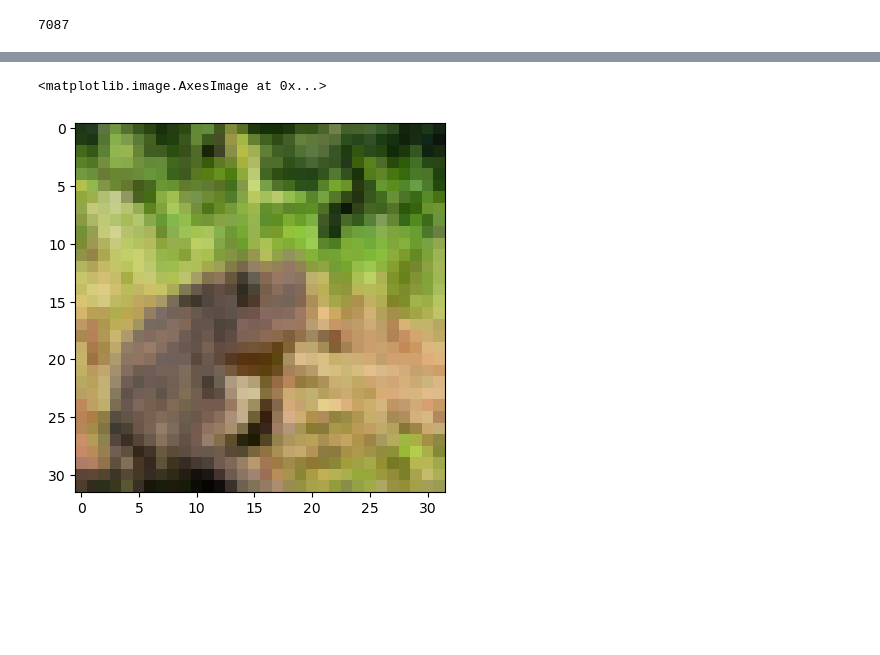
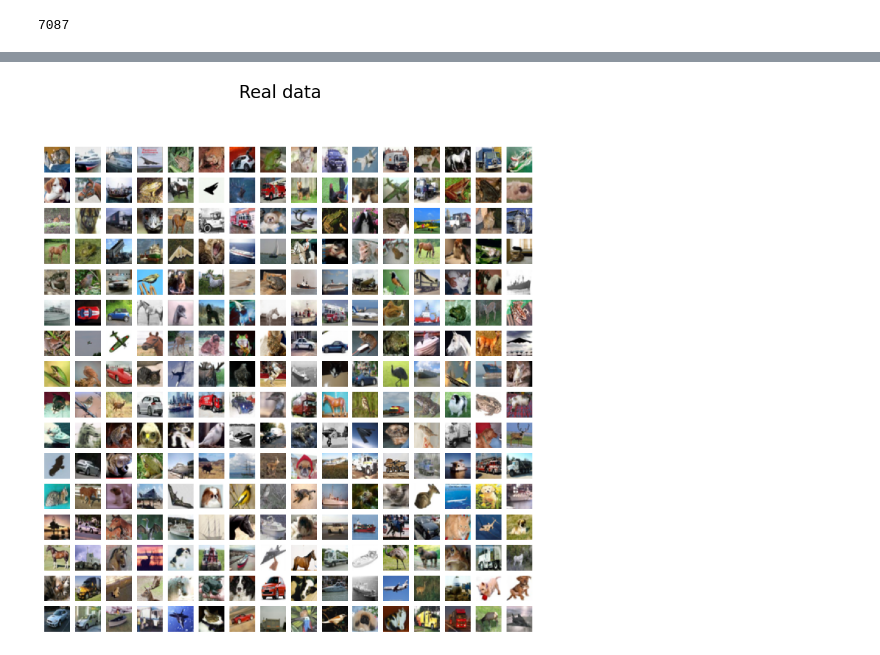
Before and after one commit to kkorolev1/diffusion-models, a Jupyter notebook: experiments.ipynb, the cells around one changed output, grey strips where cells are left out. Cells and saved outputs as stored; diff of their text form; code cells hidden in the pictures; blank space fills up the shorter version.

```diff
--- a/experiments.ipynb
+++ b/experiments.ipynb
@@ -116,0 +143,33 @@ torch.Size([64, 3, 32, 32]) torch.float32
+# %%
+import matplotlib.pyplot as plt
+import numpy as np
+
+def plot_images(images, title, output_filename=None):
+    images = images * 0.5 + 0.5
+    np_images = images.numpy()
+    np_images = np.clip(np_images, 0, 1)
+
+    fig = plt.figure(figsize=(10,10))
+
+    n_cols = int(np.sqrt(len(images)))
+    n_rows = len(images) // n_cols
+    index = 0
+
+    for i in range(n_rows):
+        for j in range(n_cols):
+            fig.add_subplot(n_rows, n_cols, index + 1)
+            plt.axis('off')
+            plt.imshow(np.transpose(np_images[index], (1, 2, 0)), cmap='gray')
+            index += 1
+
+    fig.suptitle(title, fontsize=20)
+
+    if output_filename is not None:
+        plt.savefig(output_filename)
+
+    plt.show()
+
+
+#fake_data = torch.load('fake_data.pt')
+
+plot_images(fake_data[128:256,...], 'Sampled', 'out/sampled.png')
@@ -117,10 +178,16 @@ torch.Size([64, 3, 32, 32]) torch.float32
+# %%
+real_data = []
+
+for images, _ in test_loader:
+    real_data.append(images)
+
+real_data = torch.cat(real_data, dim=0)
 # %%
 import matplotlib.pyplot as plt
 
-plt.imshow(real_data[0,...].permute(1, 2, 0).cpu())
+plot_images(real_data[:128,...], 'Real data')
 # %% [output]
-<matplotlib.image.AxesImage at 0x...>
-[figure, old version]
+[figure, new version]
 # %%
 fid = fid_score(real_data, fake_data)
 fid
```
Also changed, not shown: parts of 13 cells of this notebook, 4 other files.
